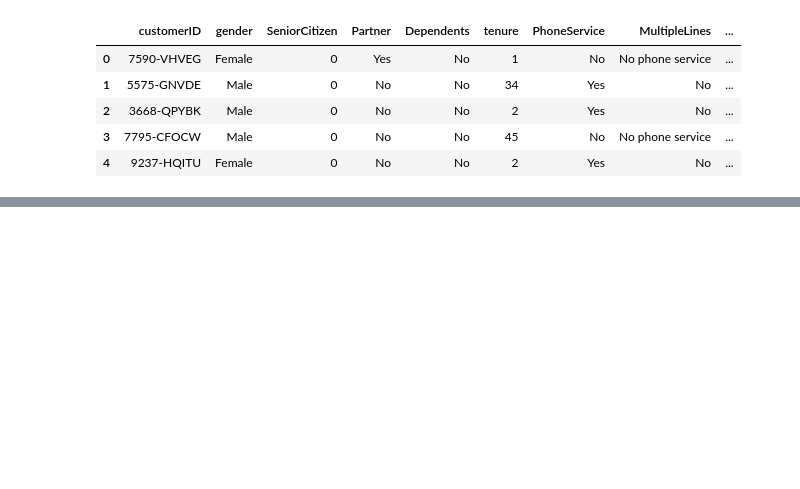
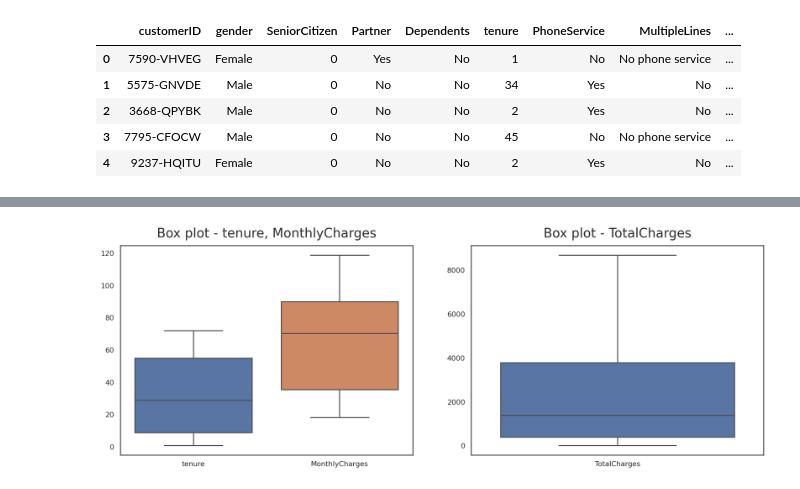
Before and after one commit to maengg/Customer_churn, a Jupyter notebook: Customer_churn.ipynb, the cells around one changed output, grey strips where cells are left out. Drawn from its saved outputs; the diff is of its cells as text; code cells hidden in the pictures; blank space fills up the shorter version.

```diff
--- a/Customer_churn.ipynb
+++ b/Customer_churn.ipynb
@@ -50,0 +67,4 @@ df.head()
+# %%
+# 원본 데이터 보호를 위해 데이터 copy
+df = df_original.copy()
+df.shape
@@ -50,0 +123,6 @@ df.head()
+# %%
+# TotalCharges 숫자형으로 바꾸고 빈 공백은 결측치로 처리. 즉, 가입한지 한달이 안된 고객은 결측치로 처리.
+# 고객 이탈 분석이라는 목적에 가입한지 한달이 안된 고객은 부적절한 데이터라고 판단하여 삭제 후 결측치 확인.
+df['TotalCharges'] = pd.to_numeric(df['TotalCharges'], errors='coerce')
+df.dropna(inplace=True)
+df.isna().sum()
@@ -50,0 +164,14 @@ df.head()
+# %%
+# boxplot으로 이상치 확인.
+# 이상치 없음.
+
+fig, ax = plt.subplots(1, 2, figsize=(18,6))
+sns.boxplot(data=df[['tenure','MonthlyCharges']], ax=ax[0])
+ax[0].set_title('Box plot - tenure, MonthlyCharges', fontsize=20, y=1.02)
+
+sns.boxplot(data=df[['TotalCharges']], ax=ax[1])
+ax[1].set_title('Box plot - TotalCharges',fontsize=20, y=1.02)
+
+plt.show()
+# %% [output]
+[figure, added]
```
Also changed, not shown: parts of 17 cells of this notebook.
